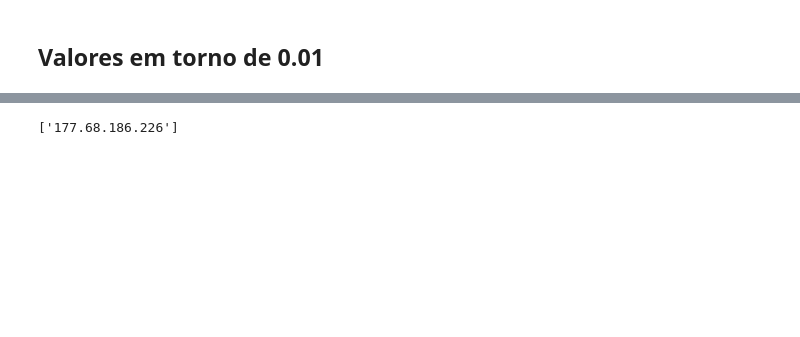
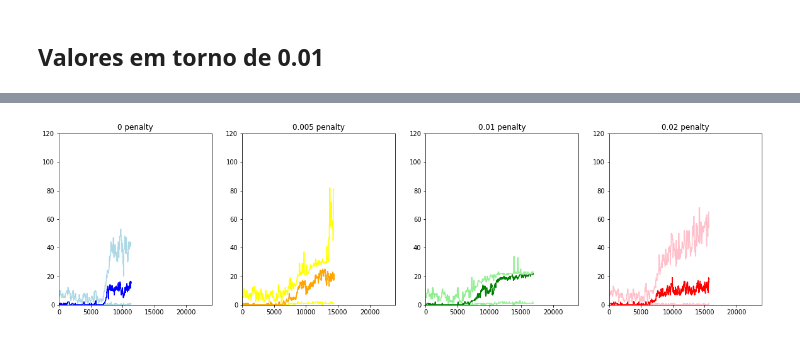
Before and after one commit to glazari/RL-exploration, a Jupyter notebook: Penalty for action.ipynb, the cells around one changed output, grey strips where cells are left out. Saved outputs shown, nothing was run; the diff lists cells and outputs as text; code cells hidden in the pictures; blank space fills up the shorter version.

```diff
--- a/Penalty for action.ipynb
+++ b/Penalty for action.ipynb
@@ -287,26 +109,8 @@ Window size 13
-# %%
-import re
-
-hosts = """
-Host kanagawa
-    User glazari
-    Port 4000
-
-Host home
-    HostName 177.68.186.226
-    User glazari
-    Port 4000
-
-Host recod
-    HostName ssh.recod.ic.unicamp.br
-    User gcombo
-
-Host dl-02
-    ProxyCommand ssh -q recod nc -q0 dl-02 22
-    User gcombo
-"""
-lookfor =r"Host home\n    HostName (.*)"
-
-re.findall(lookfor,hosts)
-# %% [output]
-['177.68.186.226']
+# %%
+series = [reward_records[0],reward_records[4],reward_records[5],reward_records[3]]
+titles = ['0 penalty', '0.005 penalty', '0.01 penalty', '0.02 penalty']
+scale = [0,24000,0,120]
+
+plot_compare(series=series,scale=scale,titles=titles)
+# %% [output]
+[figure, added]
```
Also changed, not shown: parts of 13 cells of this notebook, 1 other file.
